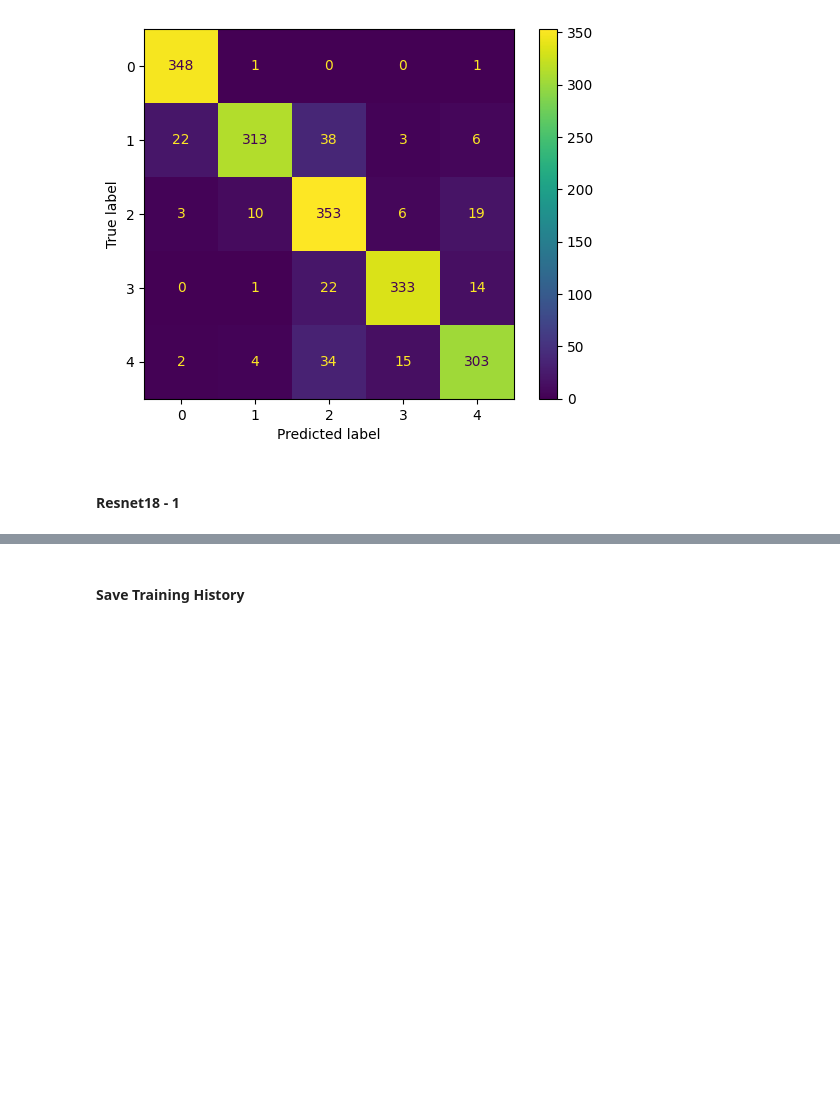
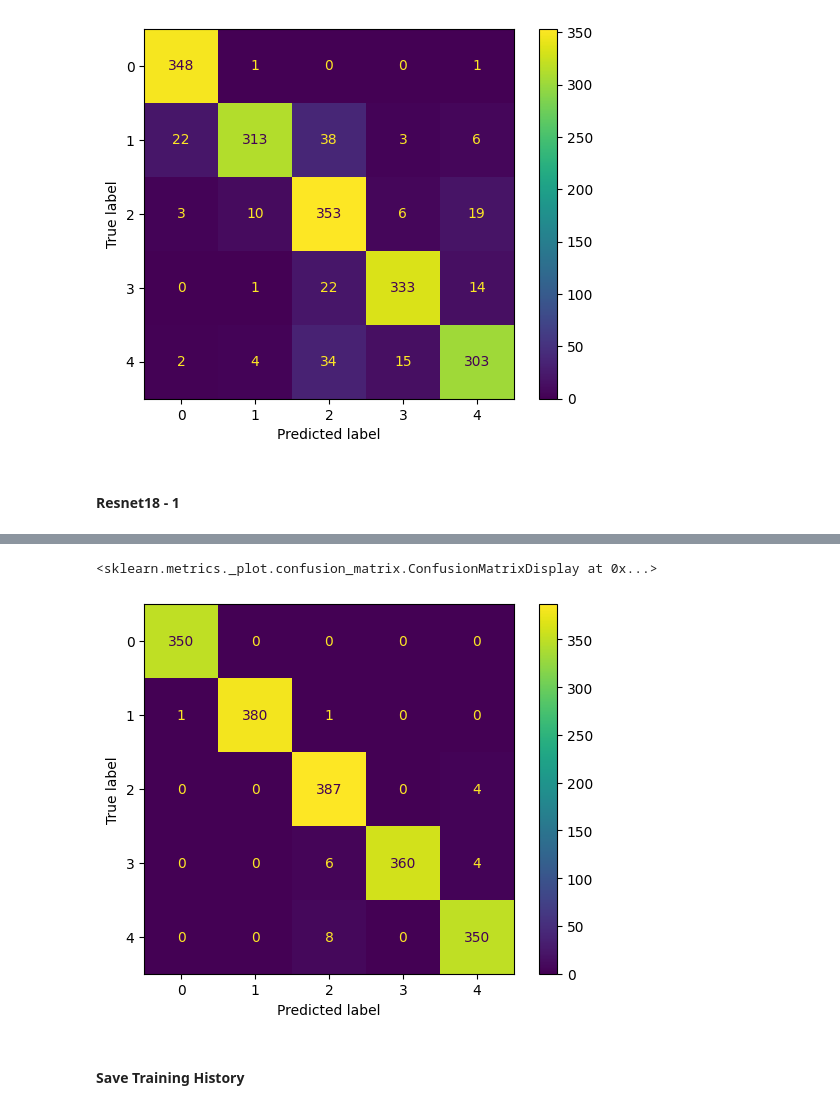
Before and after one commit to karthikeyan2725/Diabetic-Retinopathy-Screening, a Jupyter notebook: train/aptos2019.ipynb, the cells around one changed output, grey strips where cells are left out. Cells and saved outputs as stored; diff of their text form; code cells hidden in the pictures; blank space fills up the shorter version.

```diff
--- a/train/aptos2019.ipynb
+++ b/train/aptos2019.ipynb
@@ -348,5 +346,24 @@ plt.show()
 # %%
 model_resnet18_1.save(models_trained_path / "resnet18_1.keras")
+# %%
+# Computing the confusion Matrix for resnet pretrained-1
+ground_truths = []
+predictions = []
+for tensor in tqdm(dataset["test"]):
+    image = tensor[0].numpy()
+    image = np.expand_dims(image,0)
+    image_class = np.argmax(tensor[1].numpy())
+    current_prediction = np.argmax(model_resnet18_1.predict([image],verbose=0))
+    ground_truths.append(image_class)
+    predictions.append(current_prediction)
+conf_matrix = confusion_matrix(ground_truths,predictions)
+
+# Plot the confusion matrix
+conf_fig = ConfusionMatrixDisplay(conf_matrix)
+conf_fig.plot()
+# %% [output]
+<sklearn.metrics._plot.confusion_matrix.ConfusionMatrixDisplay at 0x...>
+[figure, added]
 # %% [markdown]
 #### Save Training History
 # %%
```
Also changed, not shown: parts of 5 cells of this notebook.
